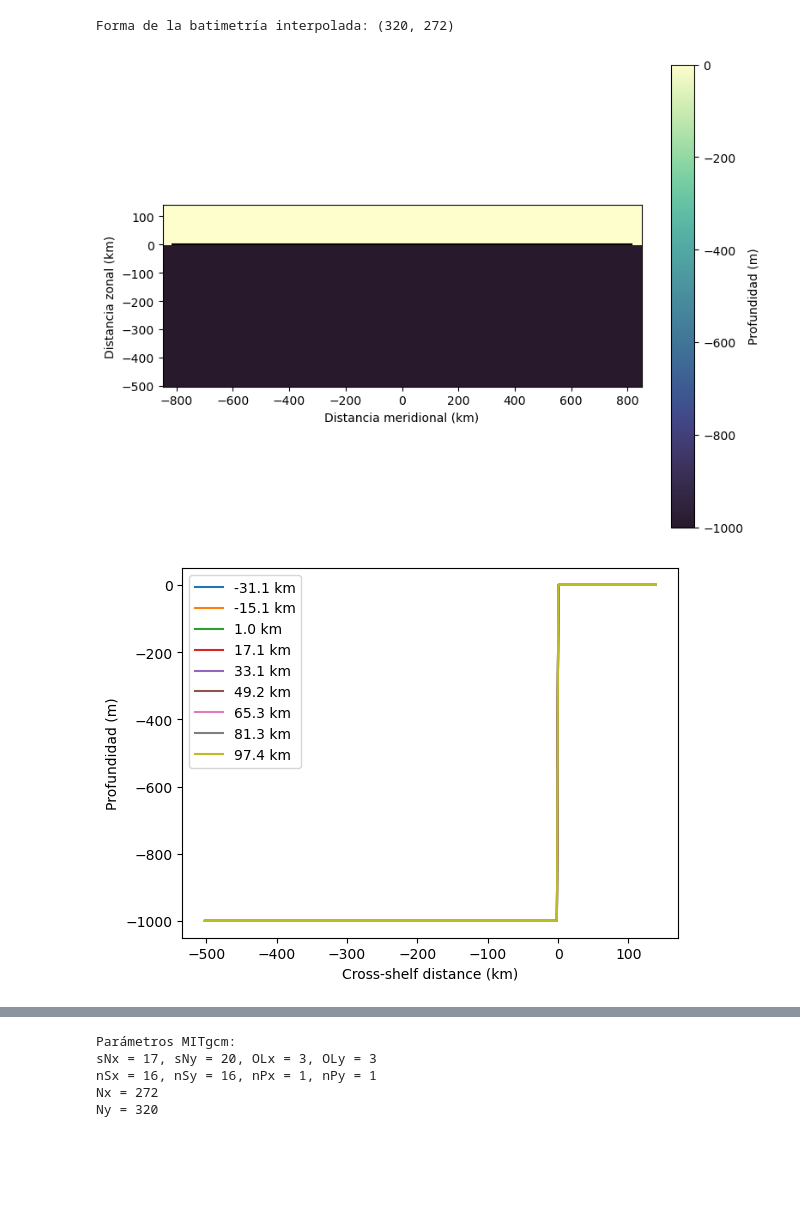
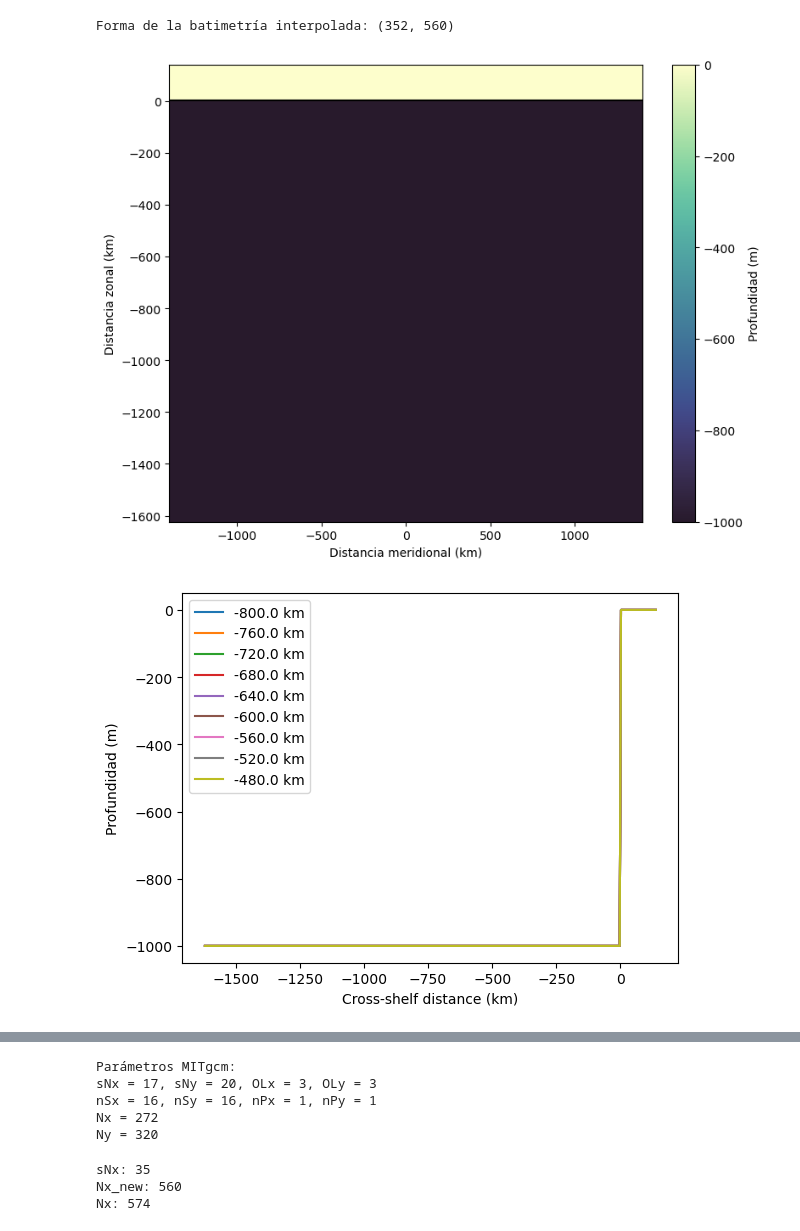
Before and after one commit to Estebanovich/BayIW_Rectan, a Jupyter notebook: input/bahia_rectan_impar_func.ipynb, the cells around one changed output, grey strips where cells are left out. Cells and saved outputs as stored; diff of their text form; code cells hidden in the pictures; blank space fills up the shorter version.

```diff
--- a/input/bahia_rectan_impar_func.ipynb
+++ b/input/bahia_rectan_impar_func.ipynb
@@ -671,7 +712,7 @@ def makebin_nobay():
     x_vect, y_vect, DelX = build_new_domain()
 
     # 3. Interpolar la batimetría al nuevo dominio
-    bathy, y_vect = interpolate_bathy(Xog, Yog, Z, x_vect, y_vect, crop_rows=9)
+    bathy, y_vect, x_vect = interpolate_bathy(Xog, Yog, Z, x_vect, y_vect, crop_rows=12, crop_cols=8)
     print("Forma de la batimetría interpolada:", bathy.shape)
 
     # 4. Graficar la batimetría interpolada y guardar la figura
@@ -718,20 +759,20 @@ Bottom y-limit: -682000.0 m, Top y-limit: 139000.0 m
 For legacy code, nearly bug-for-bug compatible replacements are
 `RectBivariateSpline` on regular grids, and `bisplrep`/`bisplev` for
 scattered 2D data.
 
 In new code, for regular grids use `RegularGridInterpolator` instead.
 For scattered data, prefer `LinearNDInterpolator` or
 `CloughTocher2DInterpolator`.
 
 For more details see
 `https://scipy.github.io/devdocs/notebooks/interp_transition_guide.html`
 
   f_interp = sci_interp.interp2d(Xog[0, :], Yog[:, 0], Z)
 ... (9 lines left out)
 For more details see
 `https://scipy.github.io/devdocs/notebooks/interp_transition_guide.html`
 
   bathy = f_interp(x_vect, y_vect)
-Forma de la batimetría interpolada: (320, 272)
+Forma de la batimetría interpolada: (352, 560)
-[figure, old version]
+[figure, new version]
-[figure, old version]
+[figure, new version]
@@ -758,3 +799,15 @@ sNx = 17, sNy = 20, OLx = 3, OLy = 3
 nSx = 16, nSy = 16, nPx = 1, nPy = 1
 Nx = 272
 Ny = 320
+# %%
+nSx = 16
+Nx= 574
+sNx = Nx // nSx
+print("sNx:", sNx)
+Nx_new = sNx * nSx
+print("Nx_new:", Nx_new)
+print("Nx:", Nx)
+# %% [output]
+sNx: 35
+Nx_new: 560
+Nx: 574
```
Also changed, not shown: parts of 5 cells of this notebook, 37 other files.
